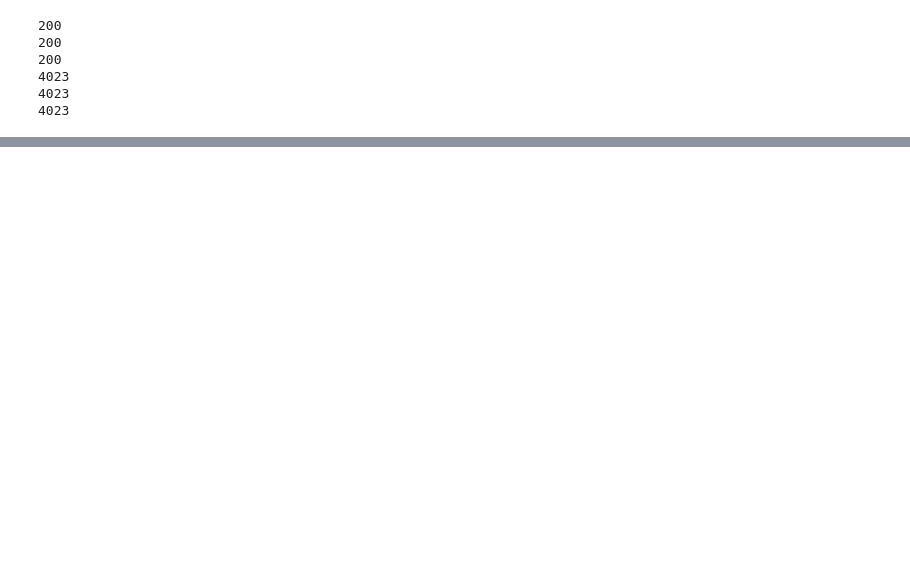
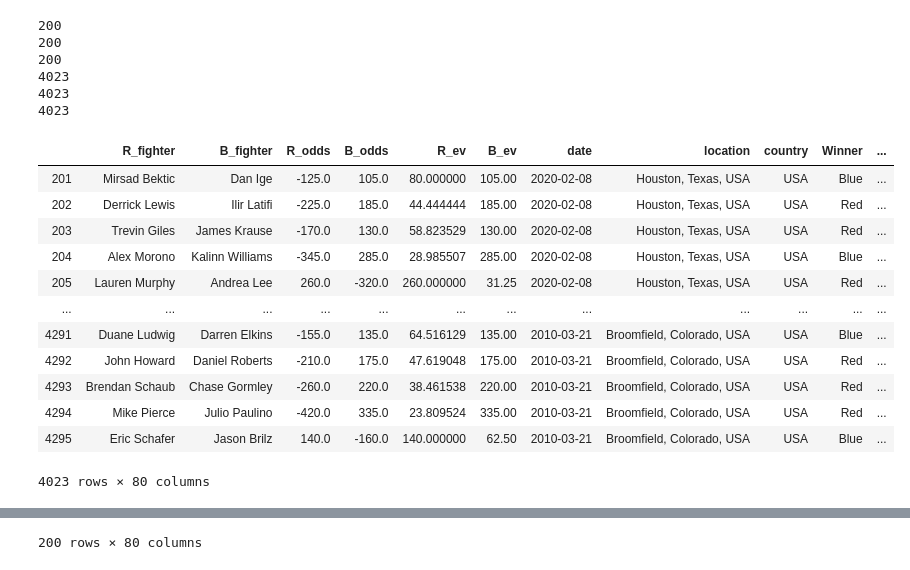
Before and after one commit to shortlikeafox/tiger-millionaire, a Jupyter notebook: automated_model_creation/TM-Optimize-Models.ipynb, the cells around one changed output, grey strips where cells are left out. Cells and saved outputs as stored; diff of their text form; code cells hidden in the pictures; blank space fills up the shorter version.

```diff
--- a/automated_model_creation/TM-Optimize-Models.ipynb
+++ b/automated_model_creation/TM-Optimize-Models.ipynb
@@ -94,3 +108,20 @@ print(len(label_train))
 4023
 4023
 4023
+# %%
+display(df_train)
+display(df_test)
+# %% [output]
+|  | R_fighter | B_fighter | R_odds | B_odds | R_ev | B_ev | date | location | country | Winner | ... |
+| 201 | Mirsad Bektic | Dan Ige | -125.0 | 105.0 | 80.000000 | 105.00 | 2020-02-08 | Houston, Texas, USA | USA | Blue | ... |
+| 202 | Derrick Lewis | Ilir Latifi | -225.0 | 185.0 | 44.444444 | 185.00 | 2020-02-08 | Houston, Texas, USA | USA | Red | ... |
+| 203 | Trevin Giles | James Krause | -170.0 | 130.0 | 58.823529 | 130.00 | 2020-02-08 | Houston, Texas, USA | USA | Red | ... |
+| 204 | Alex Morono | Kalinn Williams | -345.0 | 285.0 | 28.985507 | 285.00 | 2020-02-08 | Houston, Texas, USA | USA | Blue | ... |
+| 205 | Lauren Murphy | Andrea Lee | 260.0 | -320.0 | 260.000000 | 31.25 | 2020-02-08 | Houston, Texas, USA | USA | Red | ... |
+| ... | ... | ... | ... | ... | ... | ... | ... | ... | ... | ... | ... |
+| 4291 | Duane Ludwig | Darren Elkins | -155.0 | 135.0 | 64.516129 | 135.00 | 2010-03-21 | Broomfield, Colorado, USA | USA | Blue | ... |
+| 4292 | John Howard | Daniel Roberts | -210.0 | 175.0 | 47.619048 | 175.00 | 2010-03-21 | Broomfield, Colorado, USA | USA | Red | ... |
+| 4293 | Brendan Schaub | Chase Gormley | -260.0 | 220.0 | 38.461538 | 220.00 | 2010-03-21 | Broomfield, Colorado, USA | USA | Red | ... |
+| 4294 | Mike Pierce | Julio Paulino | -420.0 | 335.0 | 23.809524 | 335.00 | 2010-03-21 | Broomfield, Colorado, USA | USA | Red | ... |
+| 4295 | Eric Schafer | Jason Brilz | 140.0 | -160.0 | 140.000000 | 62.50 | 2010-03-21 | Broomfield, Colorado, USA | USA | Blue | ... |
+4023 rows × 80 columns
@@ -97,3 +140,4 @@ print(len(label_train))
+200 rows × 80 columns
 # %%
 #1. Set features
 #2. Set Hyperparameters
```
Also changed, not shown: parts of 20 cells of this notebook, 3 other files.
